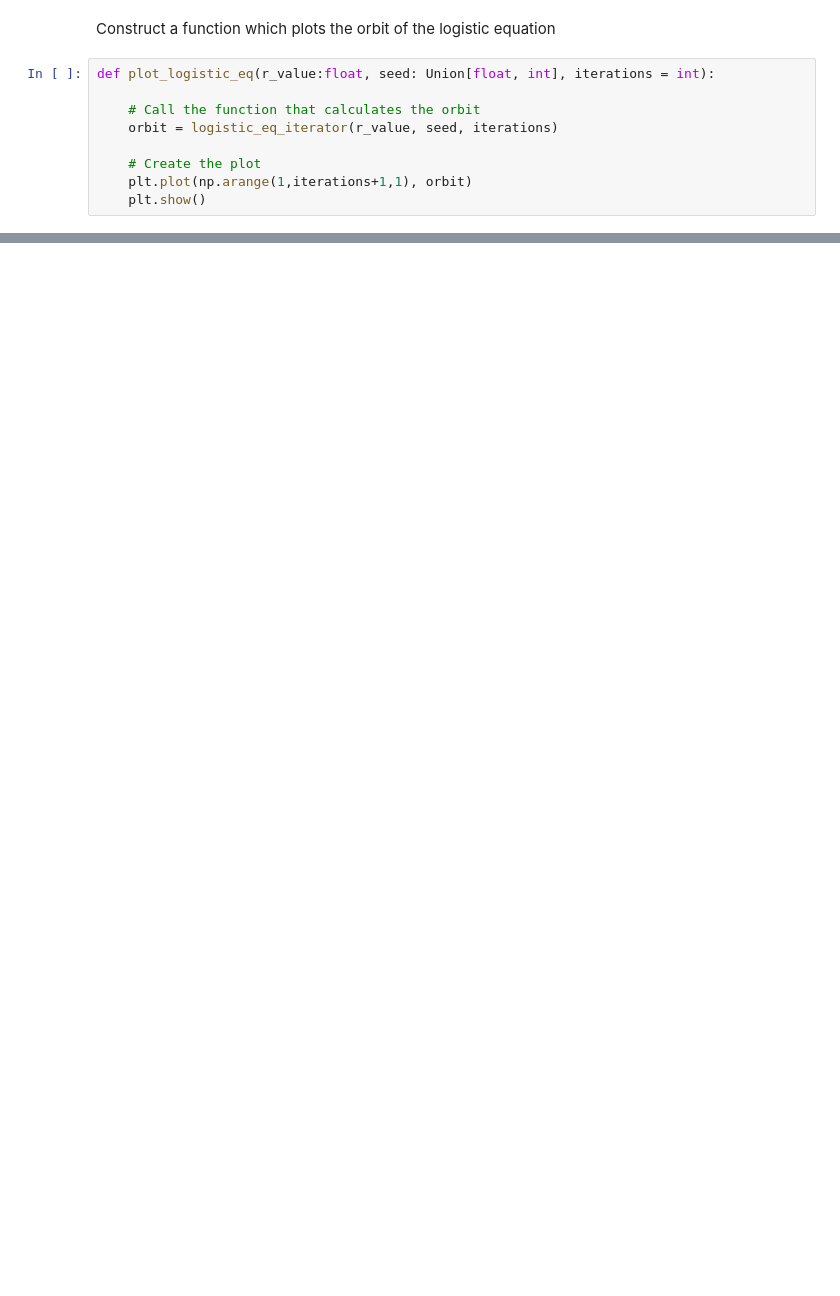
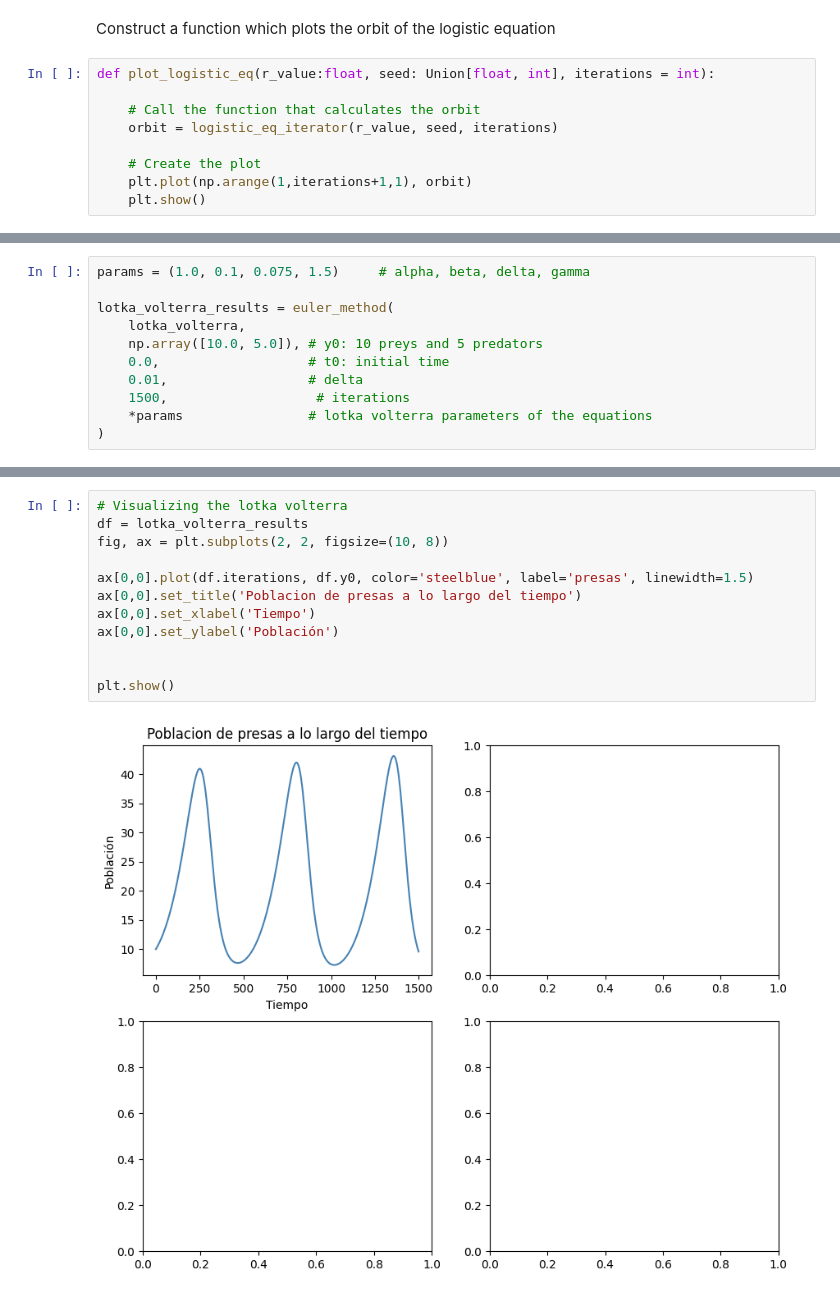
Before and after one commit to HijoBejuco/dynamical-systems-modeling, a Jupyter notebook: code_notebook.ipynb, the cells around one changed output, grey strips where cells are left out. Drawn from its saved outputs; the diff is of its cells as text; blank space fills up the shorter version.

Commit message:
visualizing lotka volterra

```diff
--- a/code_notebook.ipynb
+++ b/code_notebook.ipynb
@@ -187,0 +67,11 @@ plt.show()
+# %%
+params = (1.0, 0.1, 0.075, 1.5)     # alpha, beta, delta, gamma
+
+lotka_volterra_results = euler_method(
+    lotka_volterra,
+    np.array([10.0, 5.0]), # y0: 10 preys and 5 predators
+    0.0,                   # t0: initial time
+    0.01,                  # delta
+    1500,                   # iterations
+    *params                # lotka volterra parameters of the equations
+)
@@ -187,0 +94,14 @@ plt.show()
+# %%
+# Visualizing the lotka volterra
+df = lotka_volterra_results
+fig, ax = plt.subplots(2, 2, figsize=(10, 8))
+
+ax[0,0].plot(df.iterations, df.y0, color='steelblue', label='presas', linewidth=1.5)
+ax[0,0].set_title('Poblacion de presas a lo largo del tiempo')
+ax[0,0].set_xlabel('Tiempo')
+ax[0,0].set_ylabel('Población')
+
+
+plt.show()
+# %% [output]
+[figure, added]
```
Also changed, not shown: parts of 26 cells of this notebook, 1 other file.
